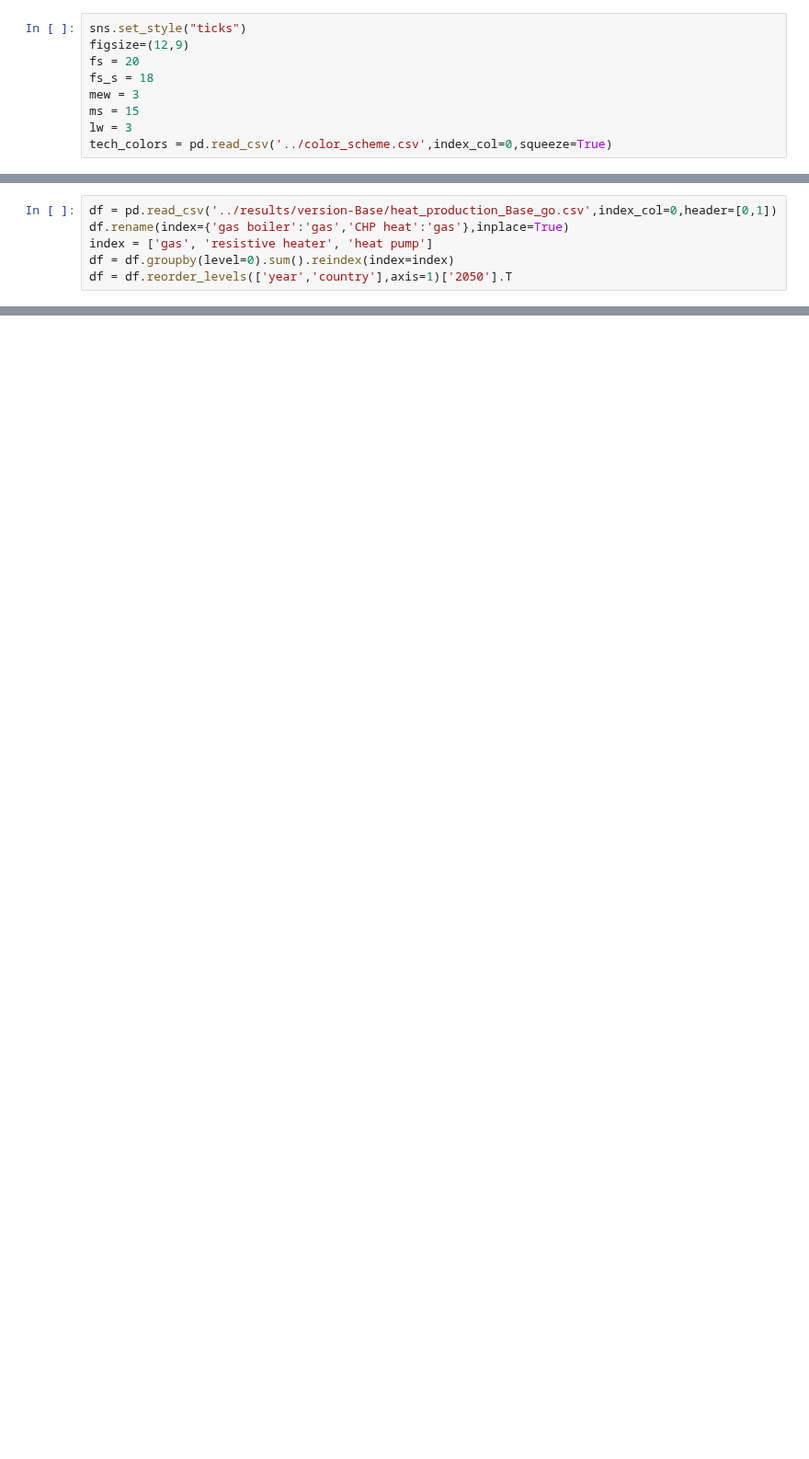
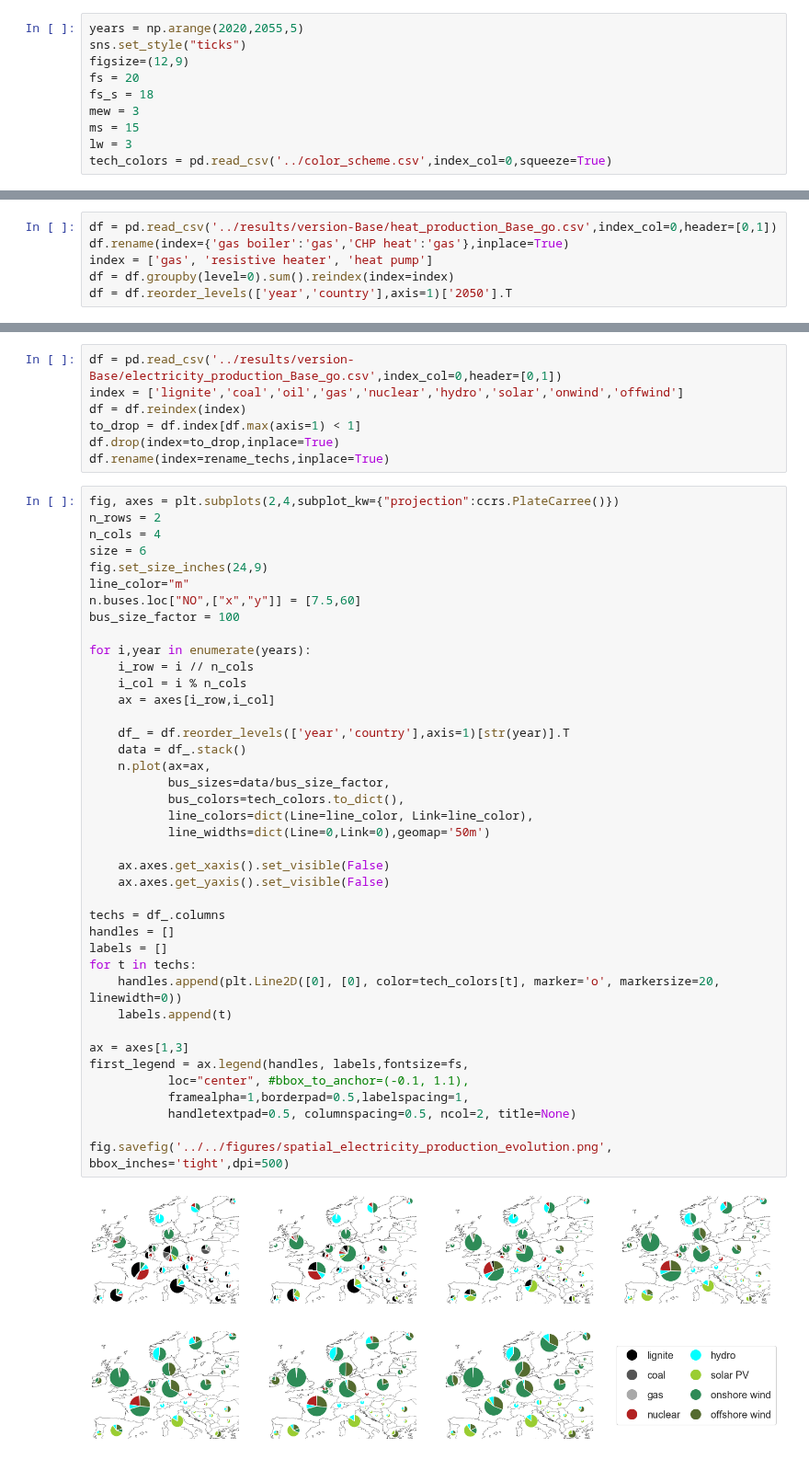
Before and after one commit to martavp/pypsa-eur-sec-30-path, a Jupyter notebook: paper_graphics/notebooks/network_plot.ipynb, the cells around one changed output, grey strips where cells are left out. Shown at 92% size. Drawn from its saved outputs; the diff is of its cells as text; blank space fills up the shorter version.

```diff
--- a/paper_graphics/notebooks/network_plot.ipynb
+++ b/paper_graphics/notebooks/network_plot.ipynb
@@ -10,4 +13,5 @@ from scipy.interpolate import interp1d
 # %%
+years = np.arange(2020,2055,5)
 sns.set_style("ticks")
 figsize=(12,9)
 fs = 20
@@ -164,3 +201,52 @@ network_plot(df,bus_size_factor=100,title='heat_production_brownfield')
 # %% [output]
 Tight layout not applied. The left and right margins cannot be made large enough to accommodate all axes decorations.
 [figure]
+# %%
+df = pd.read_csv('../results/version-Base/electricity_production_Base_go.csv',index_col=0,header=[0,1])
+index = ['lignite','coal','oil','gas','nuclear','hydro','solar','onwind','offwind']
+df = df.reindex(index)
+to_drop = df.index[df.max(axis=1) < 1]
+df.drop(index=to_drop,inplace=True)
+df.rename(index=rename_techs,inplace=True)
+# %%
+fig, axes = plt.subplots(2,4,subplot_kw={"projection":ccrs.PlateCarree()})
+n_rows = 2
+n_cols = 4
+size = 6
+fig.set_size_inches(24,9)
+line_color="m"
+n.buses.loc["NO",["x","y"]] = [7.5,60]
+bus_size_factor = 100
+
+for i,year in enumerate(years):
+    i_row = i // n_cols
+    i_col = i % n_cols
+    ax = axes[i_row,i_col]
+
+    df_ = df.reorder_levels(['year','country'],axis=1)[str(year)].T
+    data = df_.stack()
+    n.plot(ax=ax,
+           bus_sizes=data/bus_size_factor,
+           bus_colors=tech_colors.to_dict(),
+           line_colors=dict(Line=line_color, Link=line_color),
+           line_widths=dict(Line=0,Link=0),geomap='50m')
+
+    ax.axes.get_xaxis().set_visible(False)
+    ax.axes.get_yaxis().set_visible(False)
+
+techs = df_.columns
+handles = []
+labels = []
+for t in techs:
+    handles.append(plt.Line2D([0], [0], color=tech_colors[t], marker='o', markersize=20, linewidth=0))
+    labels.append(t)
+
+ax = axes[1,3]
+first_legend = ax.legend(handles, labels,fontsize=fs,
+           loc="center", #bbox_to_anchor=(-0.1, 1.1),
+           framealpha=1,borderpad=0.5,labelspacing=1,
+           handletextpad=0.5, columnspacing=0.5, ncol=2, title=None)
+
+fig.savefig('../../figures/spatial_electricity_production_evolution.png', bbox_inches='tight',dpi=500)
+# %% [output]
+[figure, added]
```
Also changed, not shown: parts of 10 cells of this notebook, 53 other files.
